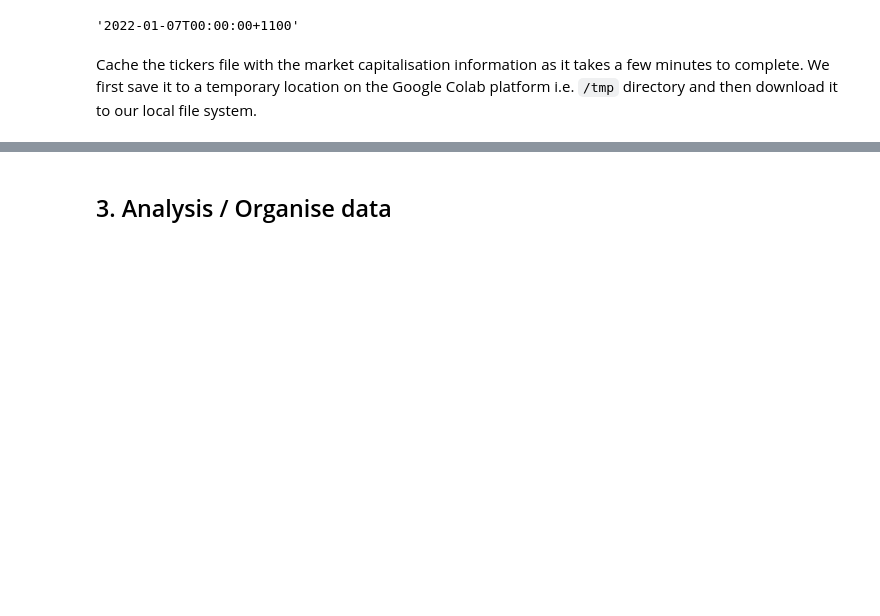
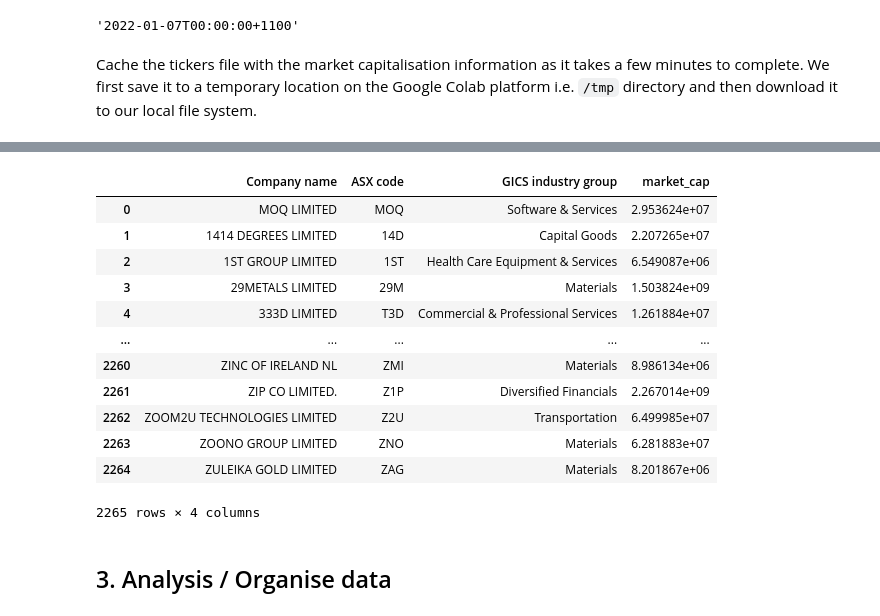
Before and after one commit to Mjboothaus/personal-tan-lea-kuan, a Jupyter notebook: notebooks/ASX_SharePriceViewer.ipynb, the cells around one changed output, grey strips where cells are left out. Cells and saved outputs as stored; diff of their text form; code cells hidden in the pictures; blank space fills up the shorter version.

```diff
--- a/notebooks/ASX_SharePriceViewer.ipynb
+++ b/notebooks/ASX_SharePriceViewer.ipynb
@@ -146,7 +148,7 @@ get_market_cap("WBC.AX")[1]
 # %% [output]
 '2022-01-07T00:00:00+1100'
 # %%
-USE_CACHED_DATA = False
+USE_CACHED_DATA = True
 # %%
 if USE_CACHED_DATA:
   if Path("asx_tickers_df.csv").exists():
@@ -170,3 +175,19 @@ files.download("/tmp/asx_tickers_df.csv")
+# %%
+asx_tickers_df
+# %% [output]
+|  | Company name | ASX code | GICS industry group | market_cap |
+| 0 | MOQ LIMITED | MOQ | Software & Services | 2.953624e+07 |
+| 1 | 1414 DEGREES LIMITED | 14D | Capital Goods | 2.207265e+07 |
+| 2 | 1ST GROUP LIMITED | 1ST | Health Care Equipment & Services | 6.549087e+06 |
+| 3 | 29METALS LIMITED | 29M | Materials | 1.503824e+09 |
+| 4 | 333D LIMITED | T3D | Commercial & Professional Services | 1.261884e+07 |
+| ... | ... | ... | ... | ... |
+| 2260 | ZINC OF IRELAND NL | ZMI | Materials | 8.986134e+06 |
+| 2261 | ZIP CO LIMITED. | Z1P | Diversified Financials | 2.267014e+09 |
+| 2262 | ZOOM2U TECHNOLOGIES LIMITED | Z2U | Transportation | 6.499985e+07 |
+| 2263 | ZOONO GROUP LIMITED | ZNO | Materials | 6.281883e+07 |
+| 2264 | ZULEIKA GOLD LIMITED | ZAG | Materials | 8.201867e+06 |
+2265 rows × 4 columns
 # %% [markdown]
 ## 3. Analysis / Organise data
 # %% [markdown]
```
Also changed, not shown: parts of 2 cells of this notebook.
